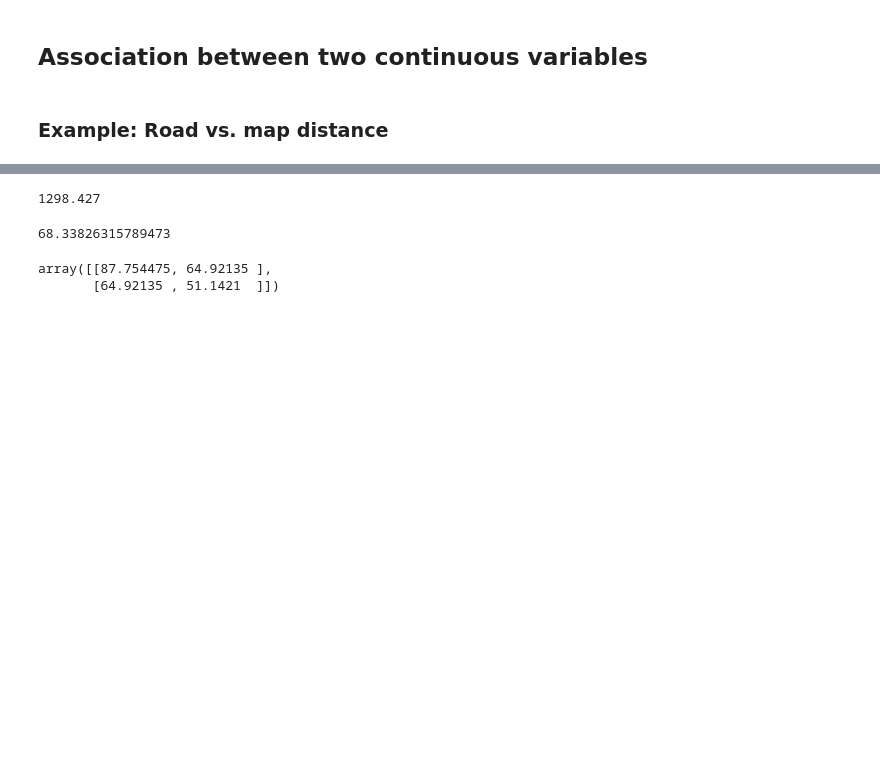
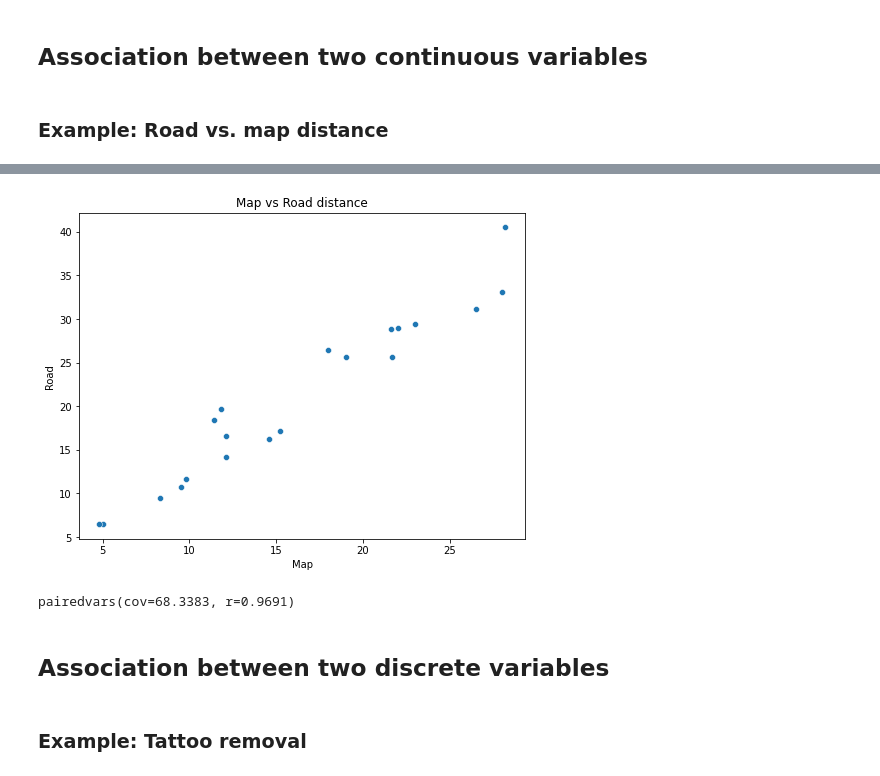
Before and after one commit to ljk233/py_m249, a Jupyter notebook: .jupyter/unit0/05_related_variables.ipynb, the cells around one changed output, grey strips where cells are left out. Drawn from its saved outputs; the diff is of its cells as text; code cells hidden in the pictures; blank space fills up the shorter version.

```diff
--- a/.jupyter/unit0/05_related_variables.ipynb
+++ b/.jupyter/unit0/05_related_variables.ipynb
@@ -56,10 +20 @@ cov(road, map_)
-# %%
-distance["subx"] = distance["Road"] - distance["Road"].mean()
-distance["suby"] = distance["Map"] - distance["Map"].mean()
-# %%
-distance["Prod"] = distance["subx"]*distance["suby"]
-num = distance["Prod"].sum()
-num
-# %% [output]
-1298.427
 # %%
@@ -66,11 +22,19 @@ num
 paired = sampling.PairedSamples.from_pandas(distance, ["Road", "Map"])
-# %%
-paired.cov
-# %% [output]
-68.33826315789473
-# %%
-# get covariance
-dsw.cov
-# %% [output]
-array([[87.754475, 64.92135 ],
-       [64.92135 , 51.1421  ]])
+# %%
+# plot the data
+f, ax = plt.subplots(figsize=(8, 6))
+sns.scatterplot(data=distance, x='Map', y='Road')
+ax.set(title="Map vs Road distance")
+plt.show()
+# %% [output]
+[figure, new version]
+# %%
+# get covariance, correlation
+cov, r = paired.cov, paired.corr_coeff
+adt.PairedVarsRepr(cov, r)
+# %% [output]
+pairedvars(cov=68.3383, r=0.9691)
+# %% [markdown]
+## Association between two discrete variables
+# %% [markdown]
+### Example: Tattoo removal
```
Also changed, not shown: parts of 15 cells of this notebook, 4 other files.
